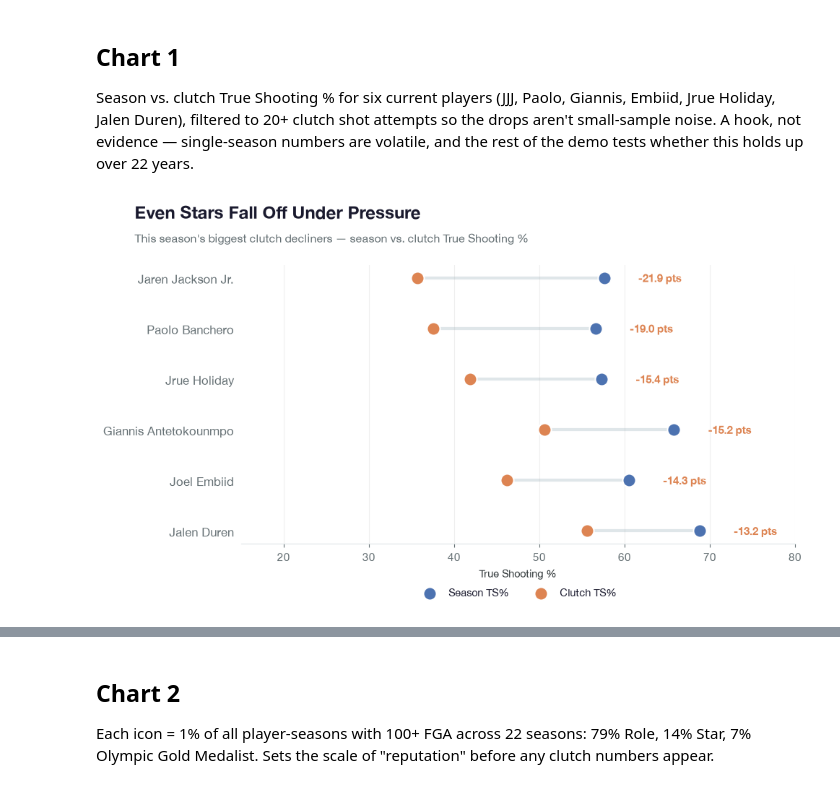
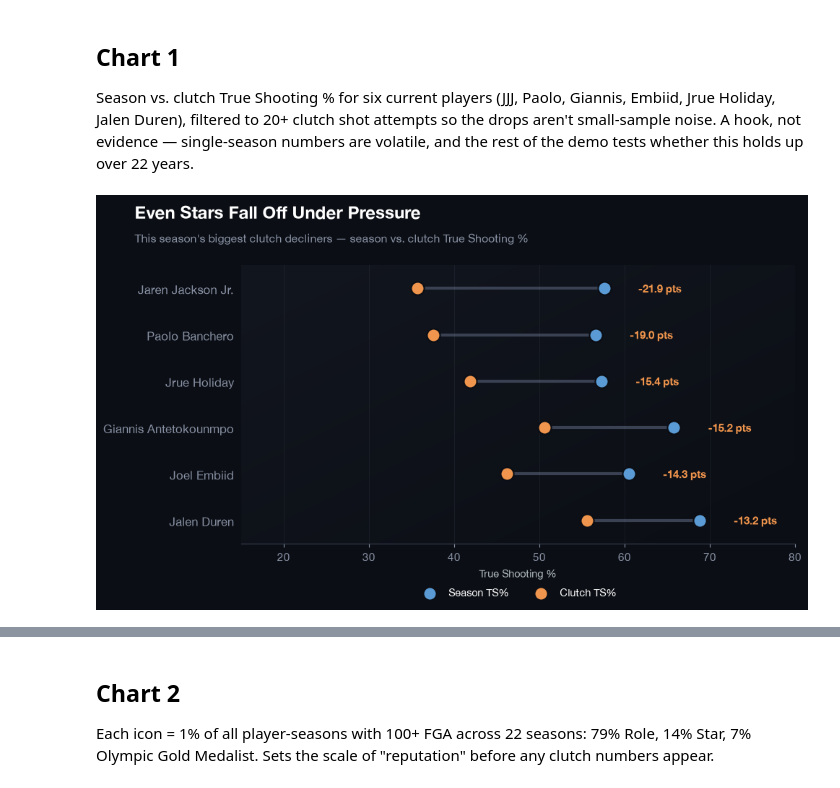
Before and after one commit to DanielBubalo/nba-clutch-reputation-data, a Jupyter notebook: nba_demo_test.ipynb, the cells around one changed output, grey strips where cells are left out. Cells and saved outputs as stored; diff of their text form; code cells hidden in the pictures.

```diff
--- a/nba_demo_test.ipynb
+++ b/nba_demo_test.ipynb
@@ -17,21 +23,22 @@ plt.rcParams.update({
     'font.family': 'sans-serif',
     'font.sans-serif': ['Helvetica Neue', 'Arial', 'DejaVu Sans'],
     'font.size': 11,
-    'text.color': '#1A1A2E',
-    'axes.labelcolor': '#2D3436',
-    'xtick.color': '#636E72',
-    'ytick.color': '#636E72',
-    'axes.edgecolor': '#DFE6E9',
-    'figure.facecolor': 'white',
-    'axes.facecolor': 'white',
+    'text.color': 'white',
+    'axes.labelcolor': '#B2BEC3',
+    'xtick.color': '#8A93A6',
+    'ytick.color': '#8A93A6',
+    'axes.edgecolor': '#3A4152',
+    'figure.facecolor': '#0B0E14',
+    'axes.facecolor': '#0B0E14',
 })
 
 tier_colors = {'Role': '#4C72B0', 'Star': '#DD8452', 'Olympic Gold Medalist': '#C44E52'}
+scoreboard_colors = {'Role': '#5B9BD5', 'Star': '#F0954D', 'Olympic Gold Medalist': '#E05C5C'}
 tier_order = ['Role', 'Star', 'Olympic Gold Medalist']
 
 def add_titles(fig, title, subtitle):
-    fig.text(0.06, 0.98, title, fontsize=17, fontweight='bold', ha='left')
-    fig.text(0.06, 0.925, subtitle, fontsize=11.5, color='#636E72', ha='left')
+    fig.text(0.06, 0.98, title, fontsize=17, fontweight='bold', color='white', ha='left')
+    fig.text(0.06, 0.925, subtitle, fontsize=11.5, color='#8A93A6', ha='left')
 # %%
 player_stats_advanced_df = pd.read_parquet('all_seasons_advanced.parquet')
 player_stats_basic_df = pd.read_parquet('all_seasons_basic.parquet')
@@ -102,47 +109,57 @@ Season vs. clutch True Shooting % for six current players (JJJ, Paolo, Giannis,
 current_season = df[
     (df['SEASON'] == '2025-26') &
     (df['group'].isin(['Star', 'Olympic Gold Medalist'])) &
     (df['FGA_CLUTCH'] >= 20)
 ].copy()
 
 hook_players = current_season.nsmallest(6, 'TS_DELTA')[
     ['PLAYER_NAME', 'TS_PCT_SEASON', 'TS_PCT_CLUTCH', 'TS_DELTA', 'FGA_CLUTCH']
 ]
-
 hook_sorted = hook_players.sort_values('TS_DELTA').reset_index(drop=True)
 y_pos = range(len(hook_sorted))
 
 fig, ax = plt.subplots(figsize=(10, 6))
+fig.patch.set_facecolor('#0B0E14')
+ax.set_facecolor('#0B0E14')
+
+xx, yy = np.meshgrid(np.linspace(0, 1, 300), np.linspace(0, 1, 300))
+grad = (xx + yy) / 2
+bg_cmap = LinearSegmentedColormap.from_list('bgglow', ['#12161F', '#0B0E14'])
+ax.imshow(grad, extent=[15, 80, -0.5, 5.5], origin='lower', cmap=bg_cmap, aspect='auto', zorder=0)
+
 for y, row in zip(y_pos, hook_sorted.itertuples()):
     ax.plot([row.TS_PCT_SEASON * 100, row.TS_PCT_CLUTCH * 100], [y, y],
-            color='#DFE6E9', linewidth=3, zorder=1, solid_capstyle='round')
+            color='#3A4152', linewidth=3, zorder=1, solid_capstyle='round')
 
-ax.scatter(hook_sorted['TS_PCT_SEASON'] * 100, y_pos, s=170, color='#4C72B0',
-           zorder=3, label='Season TS%', edgecolor='white', linewidth=1.5)
-ax.scatter(hook_sorted['TS_PCT_CLUTCH'] * 100, y_pos, s=170, color='#DD8452',
-           zorder=3, label='Clutch TS%', edgecolor='white', linewidth=1.5)
+ax.scatter(hook_sorted['TS_PCT_SEASON'] * 100, y_pos, s=170, color='#5B9BD5',
+           zorder=3, label='Season TS%', edgecolor='#0B0E14', linewidth=1.5)
+ax.scatter(hook_sorted['TS_PCT_CLUTCH'] * 100, y_pos, s=170, color='#F0954D',
+           zorder=3, label='Clutch TS%', edgecolor='#0B0E14', linewidth=1.5)
 
 for y, row in zip(y_pos, hook_sorted.itertuples()):
     x_right = max(row.TS_PCT_SEASON, row.TS_PCT_CLUTCH) * 100 + 4
     ax.text(x_right, y, f'{row.TS_DELTA * 100:+.1f} pts', va='center',
-            fontsize=11, fontweight='bold', color='#DD8452')
+            fontsize=11, fontweight='bold', color='#F0954D')
 
 ax.set_yticks(y_pos)
-ax.set_yticklabels([row.PLAYER_NAME for row in hook_sorted.itertuples()], fontsize=12)
+ax.set_yticklabels([row.PLAYER_NAME for row in hook_sorted.itertuples()], fontsize=12, color='white')
 ax.invert_yaxis()
 ax.set_xlim(15, 80)
-ax.set_xlabel('True Shooting %', fontsize=10.5)
+ax.set_xlabel('True Shooting %', fontsize=10.5, color='#B2BEC3')
+ax.tick_params(colors='#8A93A6')
 ax.spines[['top', 'right', 'left']].set_visible(False)
-ax.grid(axis='x', alpha=0.2)
+ax.spines['bottom'].set_color('#3A4152')
+ax.grid(axis='x', alpha=0.1, color='#8A93A6')
 ax.tick_params(left=False)
-ax.legend(loc='upper center', bbox_to_anchor=(0.5, -0.12), ncol=2, frameon=False, fontsize=10.5)
+ax.legend(loc='upper center', bbox_to_anchor=(0.5, -0.12), ncol=2, frameon=False, fontsize=10.5, labelcolor='white')
 
-add_titles(fig, 'Even Stars Fall Off Under Pressure',
-           "This season's biggest clutch decliners — season vs. clutch True Shooting %")
+fig.text(0.06, 0.98, 'Even Stars Fall Off Under Pressure', fontsize=17, fontweight='bold', color='white', ha='left')
+fig.text(0.06, 0.925, "This season's biggest clutch decliners — season vs. clutch True Shooting %",
+          fontsize=11.5, color='#8A93A6', ha='left')
 plt.tight_layout(rect=[0, 0.05, 1, 0.9])
 plt.show()
 # %% [output]
-[figure, old version]
+[figure, new version]
 # %%
 hook_context = current_season.nsmallest(6, 'TS_DELTA')[
     ['PLAYER_ID', 'PLAYER_NAME', 'TS_PCT_SEASON', 'TS_PCT_CLUTCH', 'TS_DELTA', 'FGA_CLUTCH']
```
Also changed, not shown: parts of 43 cells of this notebook, 3 other files.
